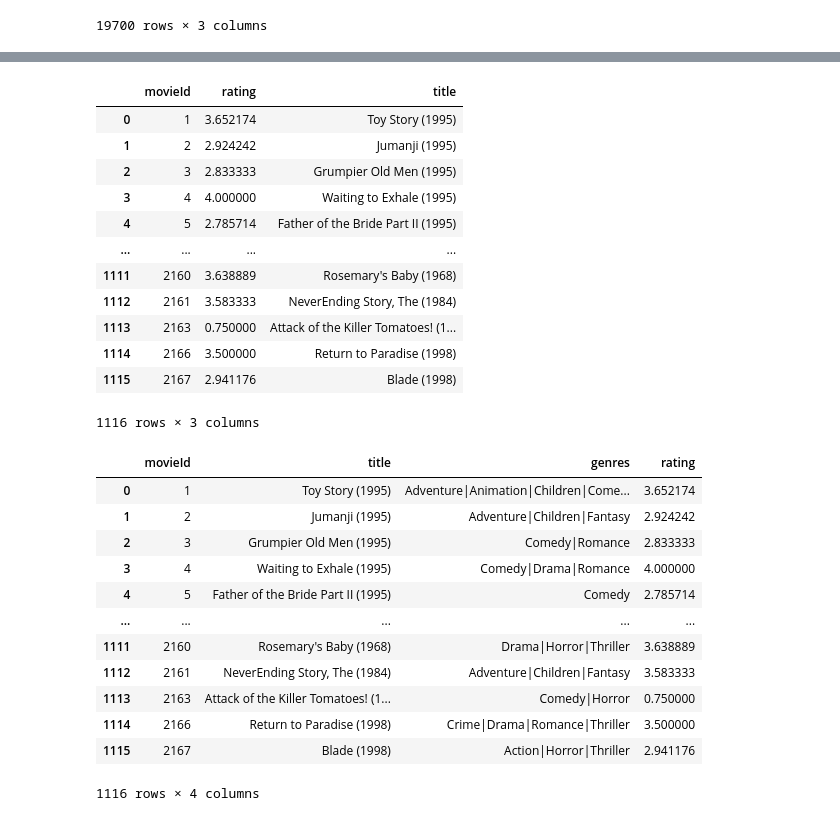
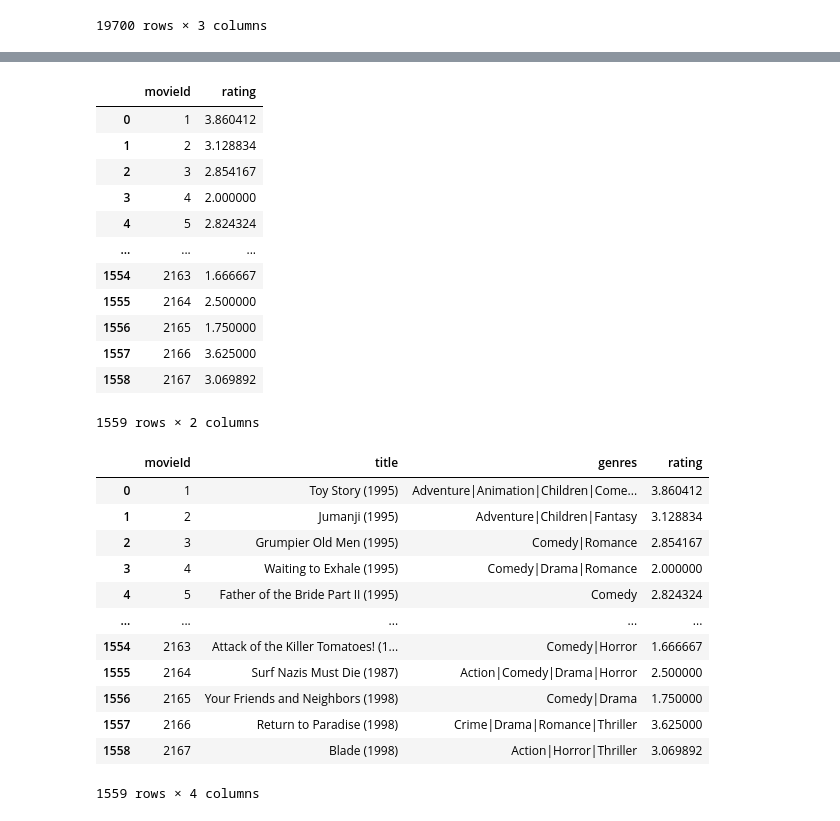
Before and after one commit to Pspetz/Big-Data-Analytics, a Jupyter notebook: BIG_data.ipynb, the cells around one changed output, grey strips where cells are left out. Saved outputs shown, nothing was run; the diff lists cells and outputs as text; code cells hidden in the pictures.

```diff
--- a/BIG_data.ipynb
+++ b/BIG_data.ipynb
@@ -86,7 +86,7 @@ dt
 # %%
 new_list = list()
 dicts={}
-dxx = dx[(dx['timestamp'] > '2015-01-01') & (dx['timestamp'] <= '2015-01-15')]
+dxx = dx[(dx['timestamp'] >= '2015-01-01') & (dx['timestamp'] <= '2015-03-31')]
 for i in range(len(dxx)):
     ar = dxx.loc[(dx['movieId'] == i ) & (dx['rating'] <= 5)]
     rating=ar.apply("rating").sum()
@@ -159,23 +158,29 @@ timequery
 # %%
 Query1 = pd.DataFrame(list(dicts.items()), columns=['movieId', 'rating'])
 
-final_query = Query1.merge(df, on="movieId", how = 'inner')
-final_query = final_query.dropna()
-final_query
+#final_query = Query1.merge(df, on="movieId", how = 'inner')
+#final_query = final_query.dropna()
+
+#final_query = final_query.merge(f, on="movieId", how = 'inner')
+#final_query = final_query.sort_values('timestamp').drop_duplicates(['movieId','rating','title'], keep='last')
+
+
+#final_query
+Query1
 # %% [output]
-|  | movieId | rating | title |
-| 0 | 1 | 3.652174 | Toy Story (1995) |
-| 1 | 2 | 2.924242 | Jumanji (1995) |
-| 2 | 3 | 2.833333 | Grumpier Old Men (1995) |
-| 3 | 4 | 4.000000 | Waiting to Exhale (1995) |
-| 4 | 5 | 2.785714 | Father of the Bride Part II (1995) |
-| ... | ... | ... | ... |
-| 1111 | 2160 | 3.638889 | Rosemary's Baby (1968) |
-| 1112 | 2161 | 3.583333 | NeverEnding Story, The (1984) |
-| 1113 | 2163 | 0.750000 | Attack of the Killer Tomatoes! (1... |
-| 1114 | 2166 | 3.500000 | Return to Paradise (1998) |
-| 1115 | 2167 | 2.941176 | Blade (1998) |
+|  | movieId | rating |
+| 0 | 1 | 3.860412 |
+| 1 | 2 | 3.128834 |
+| 2 | 3 | 2.854167 |
+| 3 | 4 | 2.000000 |
+| 4 | 5 | 2.824324 |
+| ... | ... | ... |
+| 1554 | 2163 | 1.666667 |
+| 1555 | 2164 | 2.500000 |
+| 1556 | 2165 | 1.750000 |
+| 1557 | 2166 | 3.625000 |
+| 1558 | 2167 | 3.069892 |
-1116 rows × 3 columns
+1559 rows × 2 columns
 # %%
 #QUERYY2
 for_query2
@@ -186,18 +191,18 @@ final_query2 = for_query2.merge(Query1, on="movieId", how = 'inner')
 final_query2
 # %% [output]
 |  | movieId | title | genres | rating |
-| 0 | 1 | Toy Story (1995) | Adventure|Animation|Children|Come... | 3.652174 |
-| 1 | 2 | Jumanji (1995) | Adventure|Children|Fantasy | 2.924242 |
-| 2 | 3 | Grumpier Old Men (1995) | Comedy|Romance | 2.833333 |
-| 3 | 4 | Waiting to Exhale (1995) | Comedy|Drama|Romance | 4.000000 |
-| 4 | 5 | Father of the Bride Part II (1995) | Comedy | 2.785714 |
+| 0 | 1 | Toy Story (1995) | Adventure|Animation|Children|Come... | 3.860412 |
+| 1 | 2 | Jumanji (1995) | Adventure|Children|Fantasy | 3.128834 |
+| 2 | 3 | Grumpier Old Men (1995) | Comedy|Romance | 2.854167 |
+| 3 | 4 | Waiting to Exhale (1995) | Comedy|Drama|Romance | 2.000000 |
+| 4 | 5 | Father of the Bride Part II (1995) | Comedy | 2.824324 |
 | ... | ... | ... | ... | ... |
-| 1111 | 2160 | Rosemary's Baby (1968) | Drama|Horror|Thriller | 3.638889 |
-| 1112 | 2161 | NeverEnding Story, The (1984) | Adventure|Children|Fantasy | 3.583333 |
-| 1113 | 2163 | Attack of the Killer Tomatoes! (1... | Comedy|Horror | 0.750000 |
-| 1114 | 2166 | Return to Paradise (1998) | Crime|Drama|Romance|Thriller | 3.500000 |
-| 1115 | 2167 | Blade (1998) | Action|Horror|Thriller | 2.941176 |
+| 1554 | 2163 | Attack of the Killer Tomatoes! (1... | Comedy|Horror | 1.666667 |
+| 1555 | 2164 | Surf Nazis Must Die (1987) | Action|Comedy|Drama|Horror | 2.500000 |
+| 1556 | 2165 | Your Friends and Neighbors (1998) | Comedy|Drama | 1.750000 |
+| 1557 | 2166 | Return to Paradise (1998) | Crime|Drama|Romance|Thriller | 3.625000 |
+| 1558 | 2167 | Blade (1998) | Action|Horror|Thriller | 3.069892 |
-1116 rows × 4 columns
+1559 rows × 4 columns
 # %%
 
 col_list=['userId','movieId','tag','timestamp']
```
Also changed, not shown: parts of 8 cells of this notebook.
